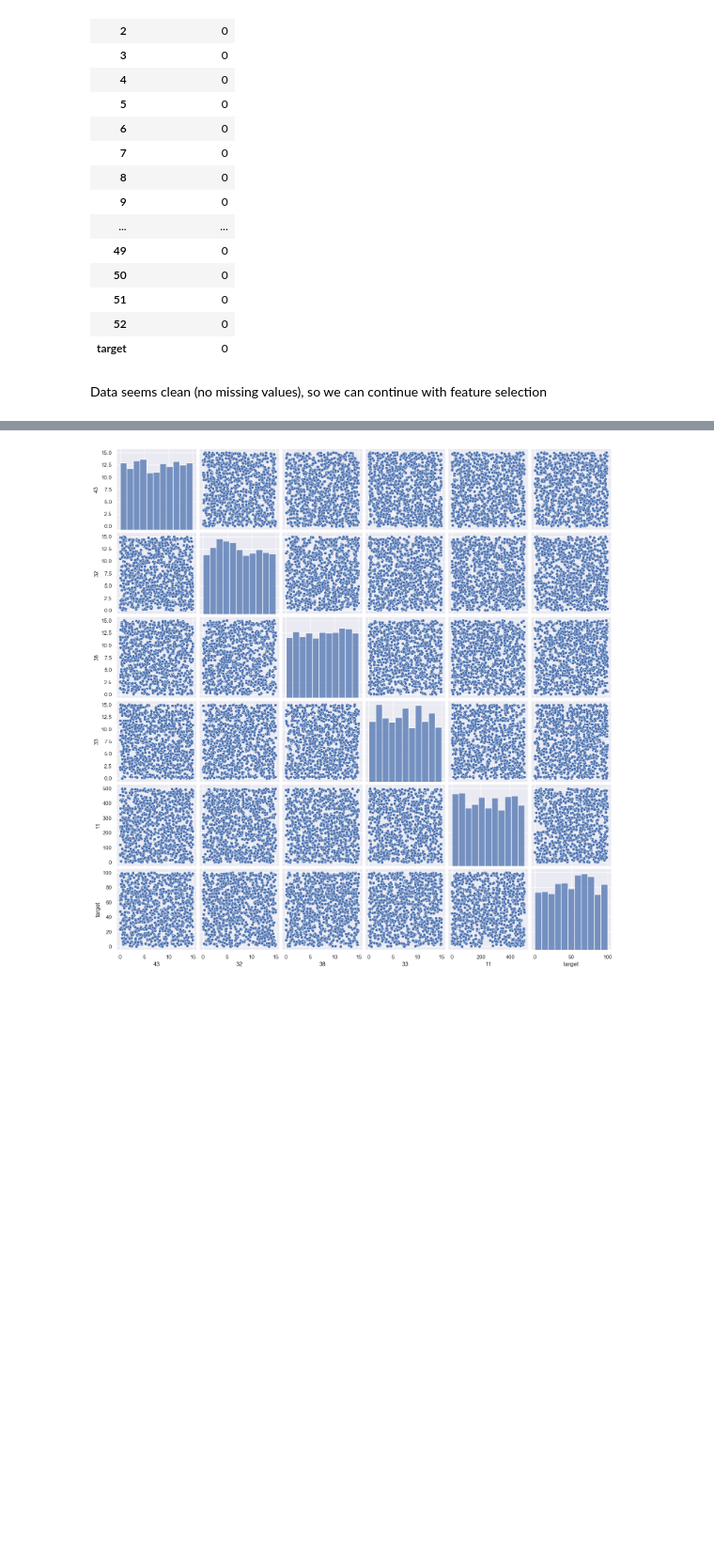
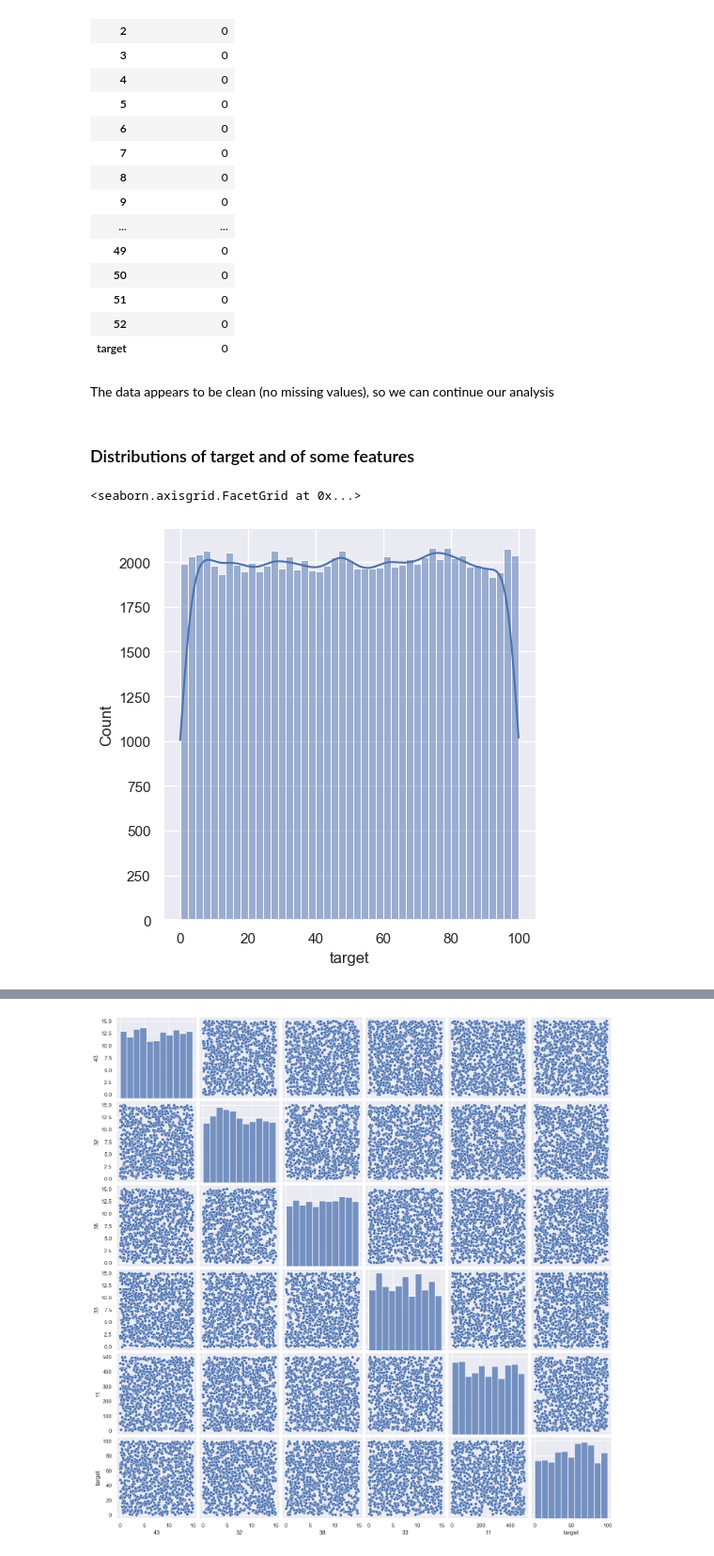
Before and after one commit to lezhocheck/Data-Science-Tasks, a Jupyter notebook: task_3/regression.ipynb, the cells around one changed output, grey strips where cells are left out. Shown at 94% size. Cells and saved outputs as stored; diff of their text form; code cells hidden in the pictures; blank space fills up the shorter version.

```diff
--- a/task_3/regression.ipynb
+++ b/task_3/regression.ipynb
@@ -83,4 +93,11 @@ pd.DataFrame(data=null_stats, columns=['null_values_count'])
 | 52 | 0 |
 | target | 0 |
 # %% [markdown]
-Data seems clean (no missing values), so we can continue with feature selection
+The data appears to be clean (no missing values), so we can continue our analysis
+# %% [markdown]
+### Distributions of target and of some features
+# %%
+sns.displot(raw_data['target'], kde=True)
+# %% [output]
+<seaborn.axisgrid.FacetGrid at 0x...>
+[figure, added]
```
Also changed, not shown: parts of 35 cells of this notebook, 6 other files.
